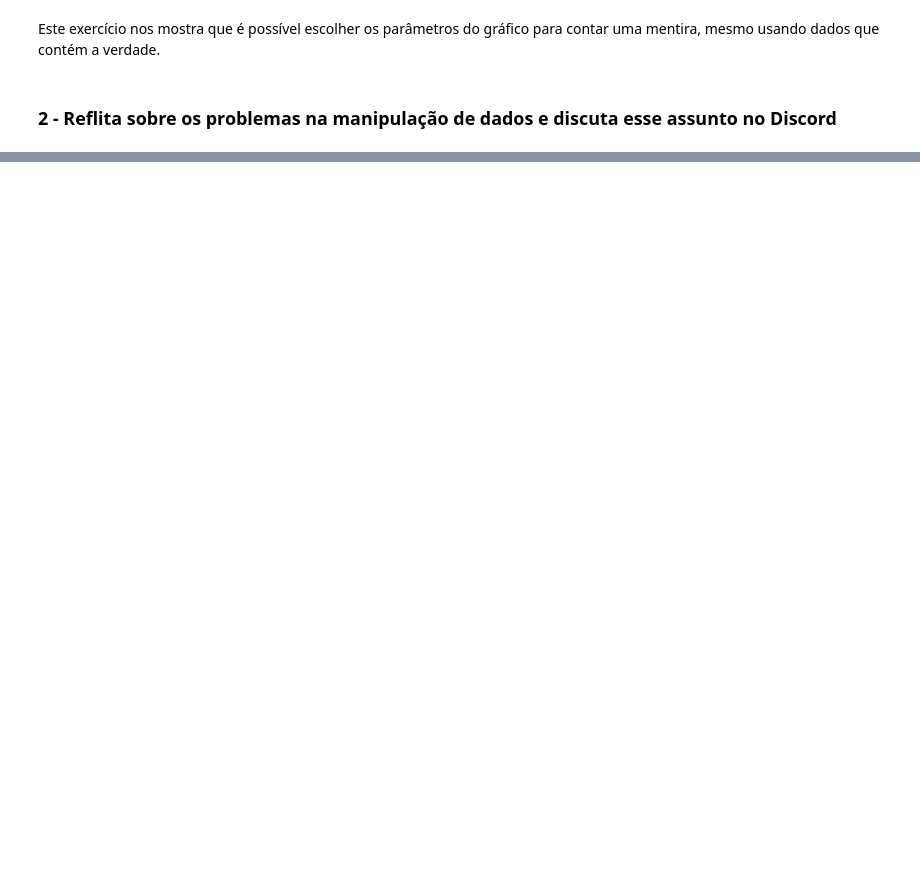
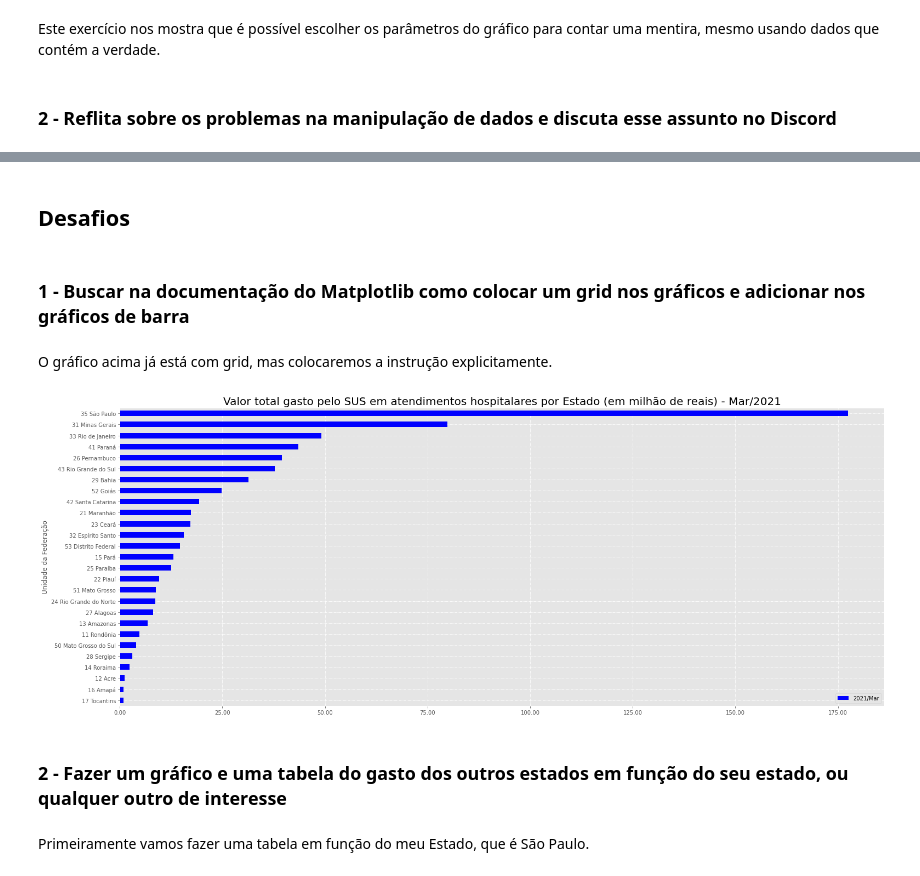
Before and after one commit to edwi-feitoza/bootcamp-alura-data-science-3, a Jupyter notebook: modulo_1/bootcamp_alura_datasus.ipynb, the cells around one changed output, grey strips where cells are left out. Cells and saved outputs as stored; diff of their text form; code cells hidden in the pictures; blank space fills up the shorter version.

```diff
--- a/modulo_1/bootcamp_alura_datasus.ipynb
+++ b/modulo_1/bootcamp_alura_datasus.ipynb
@@ -869,0 +887,19 @@ Estamos pesquisando e compartil
+# %% [markdown]
+## Desafios
+# %% [markdown]
+### 1 - Buscar na documentação do Matplotlib como colocar um grid nos gráficos e adicionar nos gráficos de barra
+# %% [markdown]
+O gráfico acima já está com grid, mas colocaremos a instrução explicitamente.
+# %%
+ax = dados_mais_recentes.plot(y='2021/Mar', kind='barh', figsize=(25,10), color='blue')
+ax.invert_yaxis()
+ax.xaxis.set_major_formatter(ticker.StrMethodFormatter('{x:,.2f}'))
+plt.title(label = 'Valor total gasto pelo SUS em atendimentos hospitalares por Estado (em milhão de reais) - Mar/2021', fontsize=20)
+plt.grid(True, linestyle="-.")
+plt.show()
+# %% [output]
+[figure, added]
+# %% [markdown]
+### 2 - Fazer um gráfico e uma tabela do gasto dos outros estados em função do seu estado, ou qualquer outro de interesse
+# %% [markdown]
+Primeiramente vamos fazer uma tabela em função do meu Estado, que é São Paulo.
```
Also changed, not shown: parts of 29 cells of this notebook, 1 other file.
